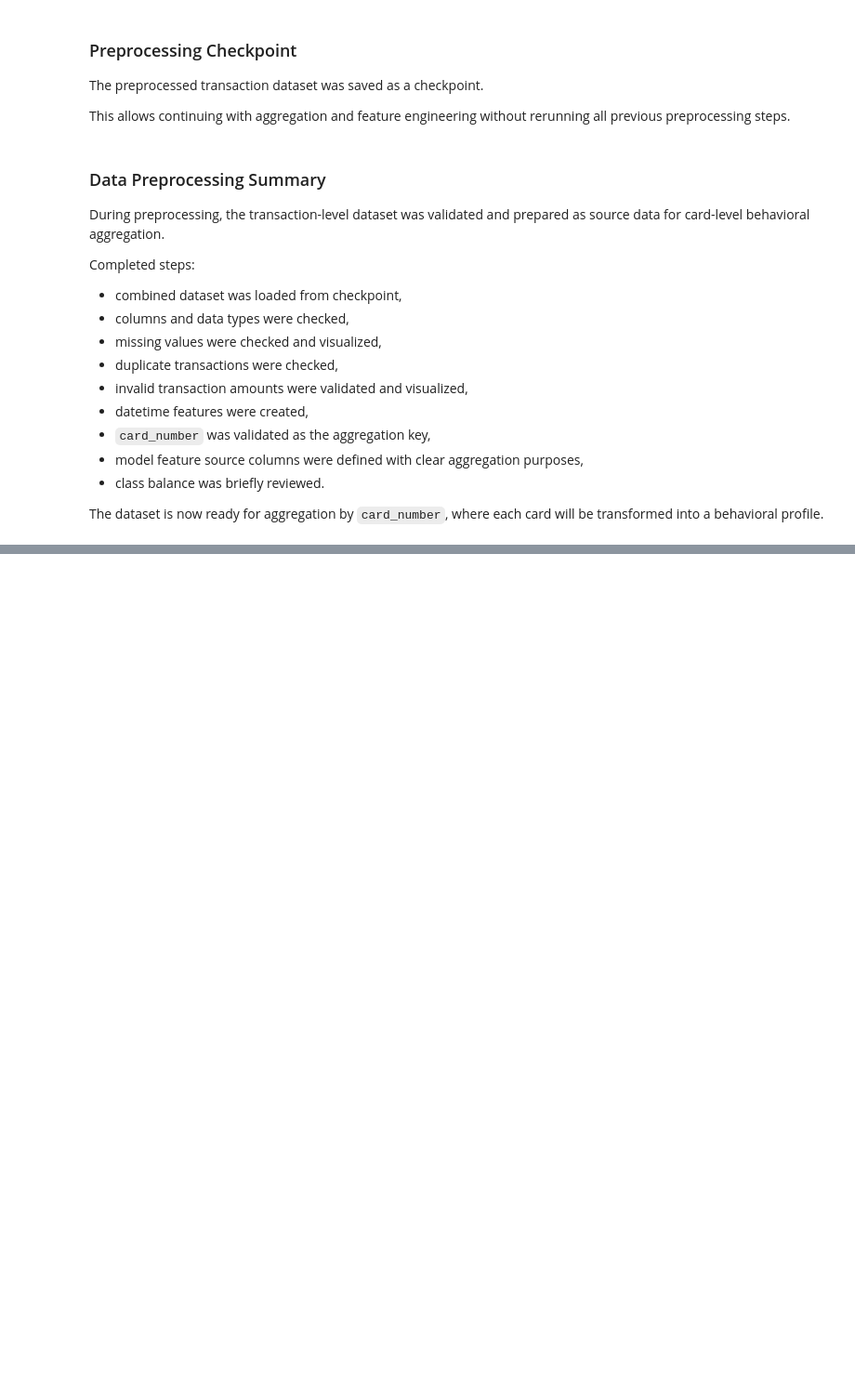
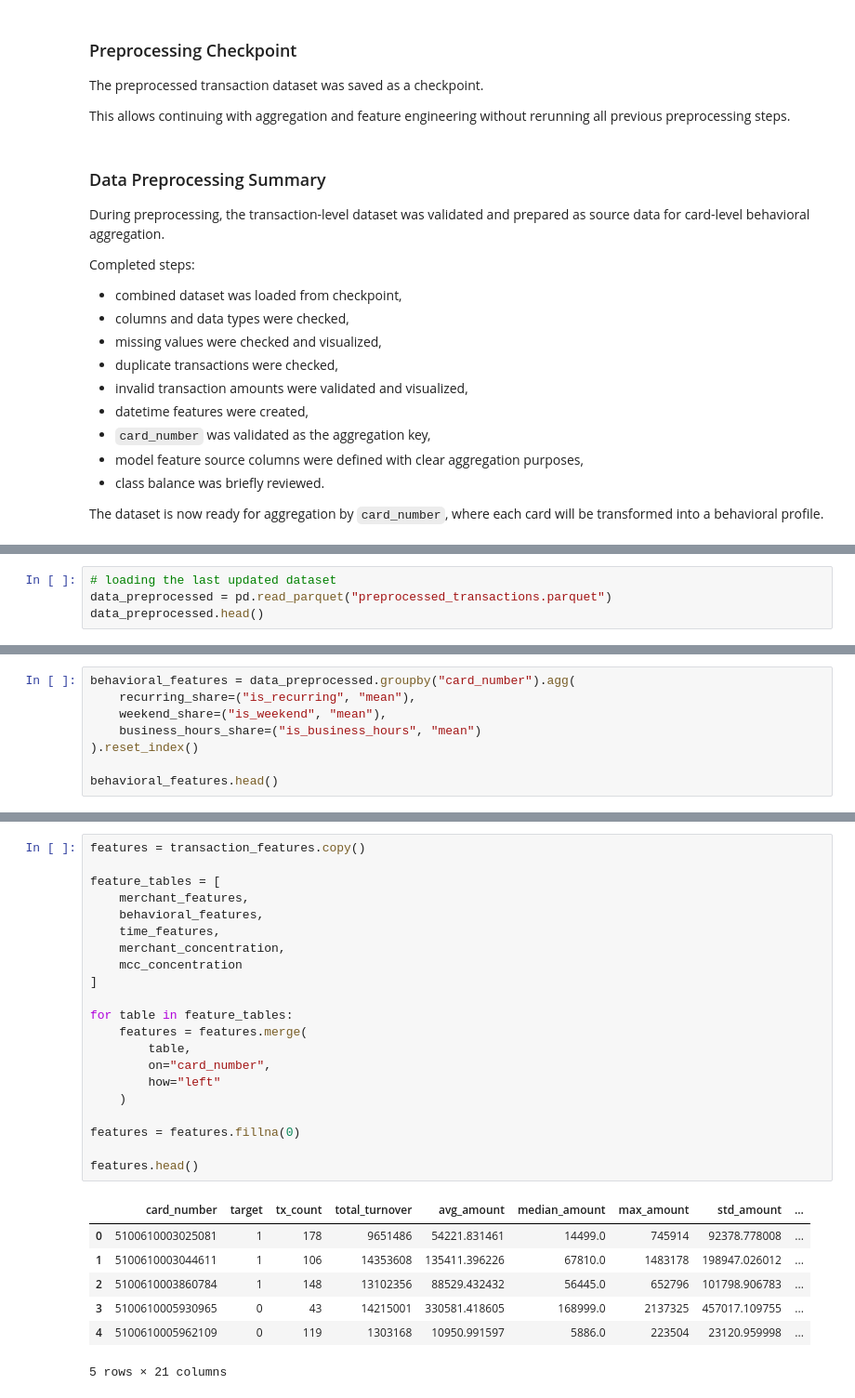
Before and after one commit to SabinaTolkynbekova/MDQ_DSProject, a Jupyter notebook: task.ipynb, the cells around one changed output, grey strips where cells are left out. Shown at 93% size. Drawn from its saved outputs; the diff is of its cells as text; blank space fills up the shorter version.

```diff
--- a/task.ipynb
+++ b/task.ipynb
@@ -1273,0 +1282,4 @@ The dataset is now ready for aggregation by `card_number`, where each card will
+# %%
+# loading the last updated dataset
+data_preprocessed = pd.read_parquet("preprocessed_transactions.parquet")
+data_preprocessed.head()
@@ -1273,0 +1344,8 @@ The dataset is now ready for aggregation by `card_number`, where each card will
+# %%
+behavioral_features = data_preprocessed.groupby("card_number").agg(
+    recurring_share=("is_recurring", "mean"),
+    weekend_share=("is_weekend", "mean"),
+    business_hours_share=("is_business_hours", "mean")
+).reset_index()
+
+behavioral_features.head()
@@ -1273,0 +1484,29 @@ The dataset is now ready for aggregation by `card_number`, where each card will
+# %%
+features = transaction_features.copy()
+
+feature_tables = [
+    merchant_features,
+    behavioral_features,
+    time_features,
+    merchant_concentration,
+    mcc_concentration
+]
+
+for table in feature_tables:
+    features = features.merge(
+        table,
+        on="card_number",
+        how="left"
+    )
+
+features = features.fillna(0)
+
+features.head()
+# %% [output]
+|  | card_number | target | tx_count | total_turnover | avg_amount | median_amount | max_amount | std_amount | ... |
+| 0 | 5100610003025081 | 1 | 178 | 9651486 | 54221.831461 | 14499.0 | 745914 | 92378.778008 | ... |
+| 1 | 5100610003044611 | 1 | 106 | 14353608 | 135411.396226 | 67810.0 | 1483178 | 198947.026012 | ... |
+| 2 | 5100610003860784 | 1 | 148 | 13102356 | 88529.432432 | 56445.0 | 652796 | 101798.906783 | ... |
+| 3 | 5100610005930965 | 0 | 43 | 14215001 | 330581.418605 | 168999.0 | 2137325 | 457017.109755 | ... |
+| 4 | 5100610005962109 | 0 | 119 | 1303168 | 10950.991597 | 5886.0 | 223504 | 23120.959998 | ... |
+5 rows × 21 columns
```
Also changed, not shown: parts of 39 cells of this notebook.
